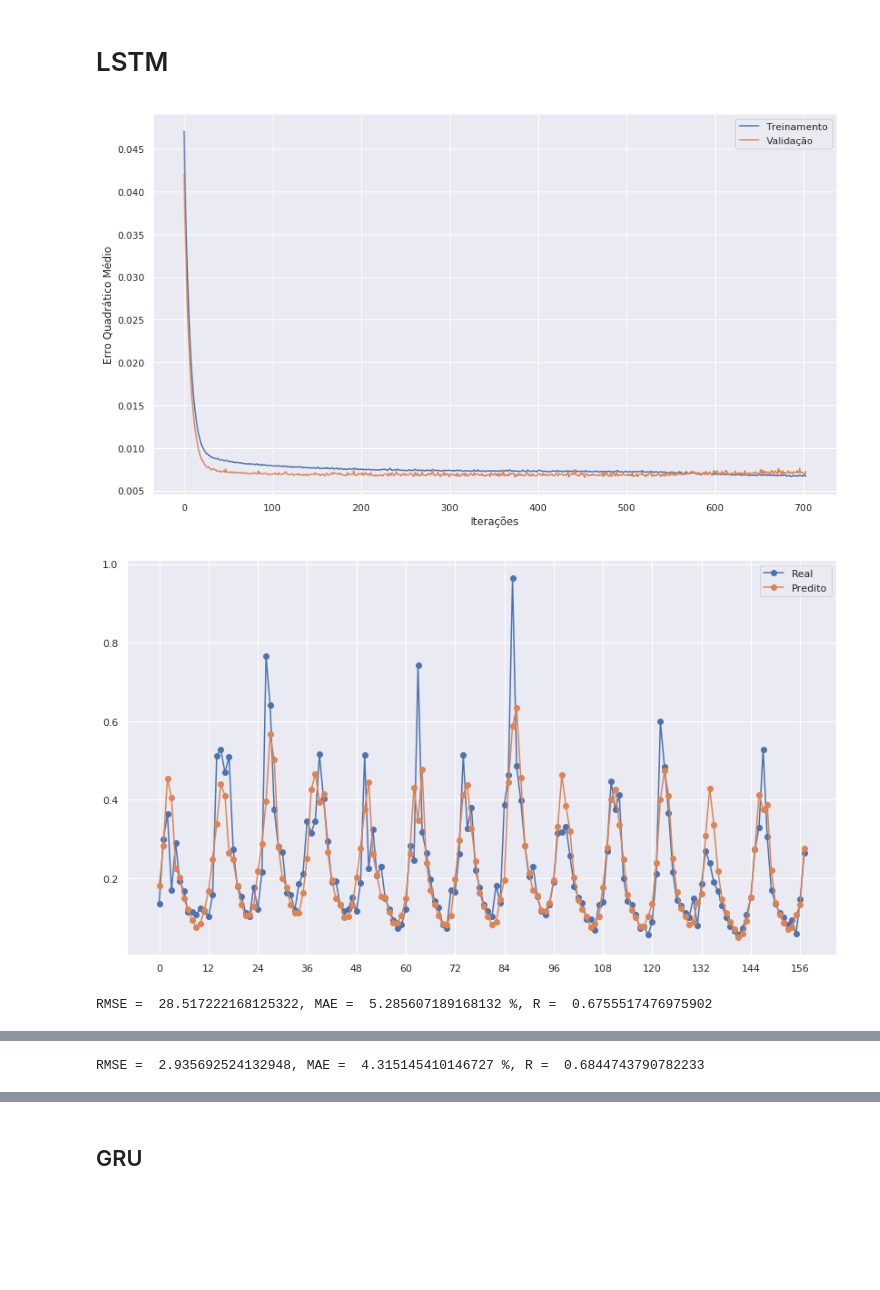
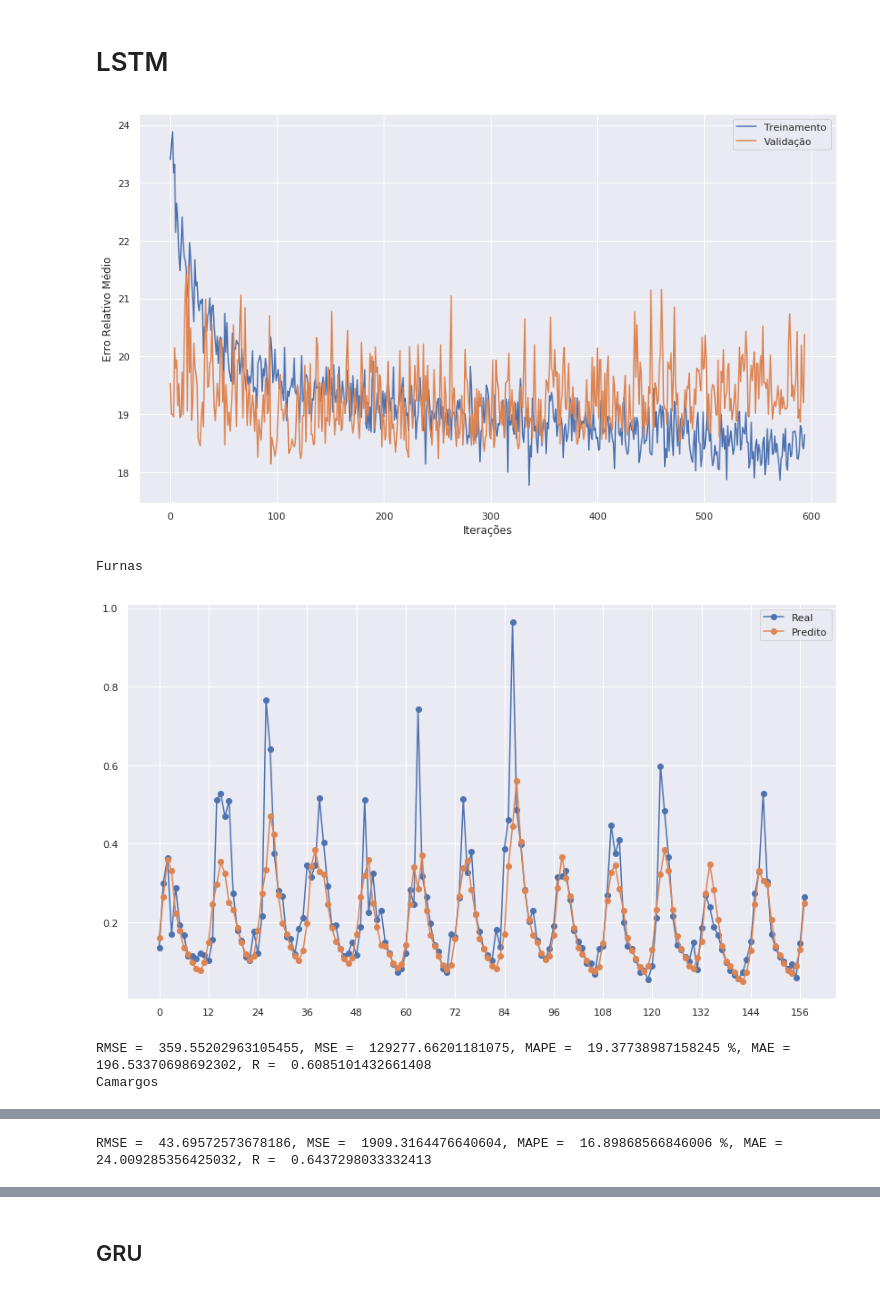
Before and after one commit to Gabrui/papers, a Jupyter notebook: IEEE_vazao_rios/vazao_rios.ipynb, the cells around one changed output, grey strips where cells are left out. Saved outputs shown, nothing was run; the diff lists cells and outputs as text; code cells hidden in the pictures; blank space fills up the shorter version.

```diff
--- a/IEEE_vazao_rios/vazao_rios.ipynb
+++ b/IEEE_vazao_rios/vazao_rios.ipynb
@@ -110,5 +161,0 @@ Carregamento dos dados
-# %%
-janela = 24
-adicional_reco = 48
-teste = 120
-fracao_valida = 0.2
@@ -168,11 +163,11 @@ def gera_meses_reco(janela, inicio_y, tam):
 furnas = np.array([float(a) for a in open('dados/furnas.csv', 'r').read().split('\n') if a])
 camargos = np.array([float(a) for a in open('dados/camargos.csv', 'r').read().split('\n') if a])
 assert(len(furnas) == len(camargos))
-fatores_normalizacao = [furnas.max(), camargos.max()]
+valida = int((len(furnas) - teste - janela) * fracao_valida)
+treino = len(furnas) - teste - valida - janela
+fatores_normalizacao = [furnas[:treino].max(), camargos[:treino].max()]
 furnas /= fatores_normalizacao[0]
 camargos /= fatores_normalizacao[1]
-valida = int((len(furnas) - teste - janela) * fracao_valida)
-treino = len(furnas) - teste - valida - janela
 
 x_treina, y_treina = separa_series(furnas, camargos, janela, janela, treino)
 m_treina = gera_meses(janela, treino)
@@ -374,15 +285,14 @@ janela_reco = janela + adicional_reco
 valida_reco = int((len(furnas) - teste - janela_reco) * fracao_valida)
 treino_reco = len(furnas) - teste - valida_reco - janela_reco
 
-x_treina_reco, y_treina_reco = separa_series_reco2(furnas, camargos, janela_reco, janela_reco, treino_reco)
+x_treina_reco, y_treina_reco = separa_series_reco(furnas, camargos, janela_reco, janela_reco, treino_reco)
 m_treina_reco = gera_meses_reco(janela_reco, janela_reco, treino_reco)
-x_valida_reco, y_valida_reco = separa_series_reco2(furnas, camargos, janela_reco, janela_reco+treino_reco, valida_reco)
+x_valida_reco, y_valida_reco = separa_series_reco(furnas, camargos, janela_reco, janela_reco+treino_reco, valida_reco)
 m_valida_reco = gera_meses_reco(janela_reco, janela_reco+treino_reco, valida_reco)
-x_teste_reco, y_teste_reco = separa_series_reco2(furnas, camargos, janela_reco, janela_reco+treino_reco+valida_reco, teste)
+x_teste_reco, y_teste_reco = separa_series_reco(furnas, camargos, janela_reco, janela_reco+treino_reco+valida_reco, teste)
 m_teste_reco = gera_meses_reco(janela_reco, janela_reco+treino_reco+valida_reco, teste)
 
-#assert(x_treina_reco[31, -1, -1] == y_treina_reco[30, -1])
-assert(x_treina_reco[31, -1, -1] == y_treina_reco[30, -1, -1])
+assert(x_treina_reco[31, -1, -1] == y_treina_reco[30, -1])
 print('Treino, ', treino_reco)
 print('Validação, ', valida_reco)
 print('Teste, ', teste)
@@ -433,35 +345,38 @@ RMSE =  2.9048279379653237, MAE =  4.448640185674199 %, R =  0.6877916773425943
 # %% [markdown]
 # LSTM
 # %%
-def modelo_lstm(janela, quant_rios, ruido=0.04): #sqrt(rate / (1 - rate))
+def modelo_lstm(janela, quant_rios, ruido=0.03):
     entrada = Input(shape=(janela, quant_rios))
     mes = Input(shape=(janela, 12), name='mes')
 
     entrada_ruidosa = GaussianDropout(ruido)(entrada)
     entrada_aumentada = Concatenate(axis=-1)([entrada_ruidosa, mes])
-    X = Dense(12, activation='relu', kernel_regularizer=regularizers.l2(0.02))(entrada_aumentada)
-    X = GaussianDropout(0.004)(X)
-    X = LSTM(6, return_sequences=True)(X)
-    X = GaussianDropout(0.002)(X)
-    X = Dense(6, activation='relu')(X)
+    X = Dense(24, activation='tanh')(entrada_aumentada)
+    X = Dropout(rate=0.1)(X)
+    X = LSTM(24)(entrada_aumentada)
+    X = Dropout(rate=0.2)(X)
+    X = Dense(6, activation='tanh')(X)
+    X = Dropout(rate=0.1)(X)
     estimativa = Dense(quant_rios)(X)
 
     modelo = Model(inputs=[entrada, mes], outputs=estimativa)
     return modelo
 
-if not os.path.isfile('modelos/melhor_lstm.h5'):# or True:
+if not os.path.isfile('modelos/melhor_lstm.h5'):
     lstm = modelo_lstm(janela_reco, 2)
-    lstm.compile(optimizer='adam', loss='mse')
-    parar_lstm = EarlyStopping(monitor='val_loss', mode='min', verbose=1, patience=250, min_delta=0)
+    lstm.compile(optimizer='adam', loss='mape')
+    parar_lstm = EarlyStopping(monitor='val_loss', mode='min', verbose=1, patience=500, min_delta=0, restore_best_weights=True)
     salvar_lstm = ModelCheckpoint('modelos/melhor_lstm.h5', monitor='val_loss', mode='min', save_best_only=True)
+    historico_lstm = lstm.fit([x_treina_reco, m_treina_reco], y_treina_reco, epochs=7500, validation_data=([x_valida_reco, m_valida_reco], y_valida_reco), verbose=0, callbacks=[parar_lstm, salvar_lstm])
 
-    historico_lstm = lstm.fit([x_treina_reco, m_treina_reco], y_treina_reco, epochs=1500, validation_data=([x_valida_reco, m_valida_reco], y_valida_reco), verbose=0, callbacks=[parar_lstm, salvar_lstm])
     salva_historico(historico_lstm.history, 'historicos/lstm')
 
 mostra_treinamento(carrega_historico('historicos/lstm'))
 lstm = load_model('modelos/melhor_lstm.h5')
-mostra_performance_reco(lstm, [x_valida_reco, m_valida_reco], y_valida_reco, fatores_normalizacao)
+mostra_performance(lstm, [x_valida_reco, m_valida_reco], y_valida_reco, fatores_normalizacao)
 # %% [output]
-[figure, old version]
+[figure, new version]
+Furnas
-[figure, old version]
+[figure, new version]
-RMSE =  28.517222168125322, MAE =  5.285607189168132 %, R =  0.6755517476975902
+RMSE =  359.55202963105455, MSE =  129277.66201181075, MAPE =  19.37738987158245 %, MAE =  196.53370698692302, R =  0.6085101432661408
+Camargos
@@ -469,4 +384,4 @@ RMSE =  28.517222168125322, MAE =  5.285607189168132 %, R =  0.6755517476975902
-RMSE =  2.935692524132948, MAE =  4.315145410146727 %, R =  0.6844743790782233
+RMSE =  43.69572573678186, MSE =  1909.3164476640604, MAPE =  16.89868566846006 %, MAE =  24.009285356425032, R =  0.6437298033332413
 [interactive output not drawn]
 # %% [markdown]
 ## GRU
```
Also changed, not shown: parts of 29 cells of this notebook, 45 other files.
